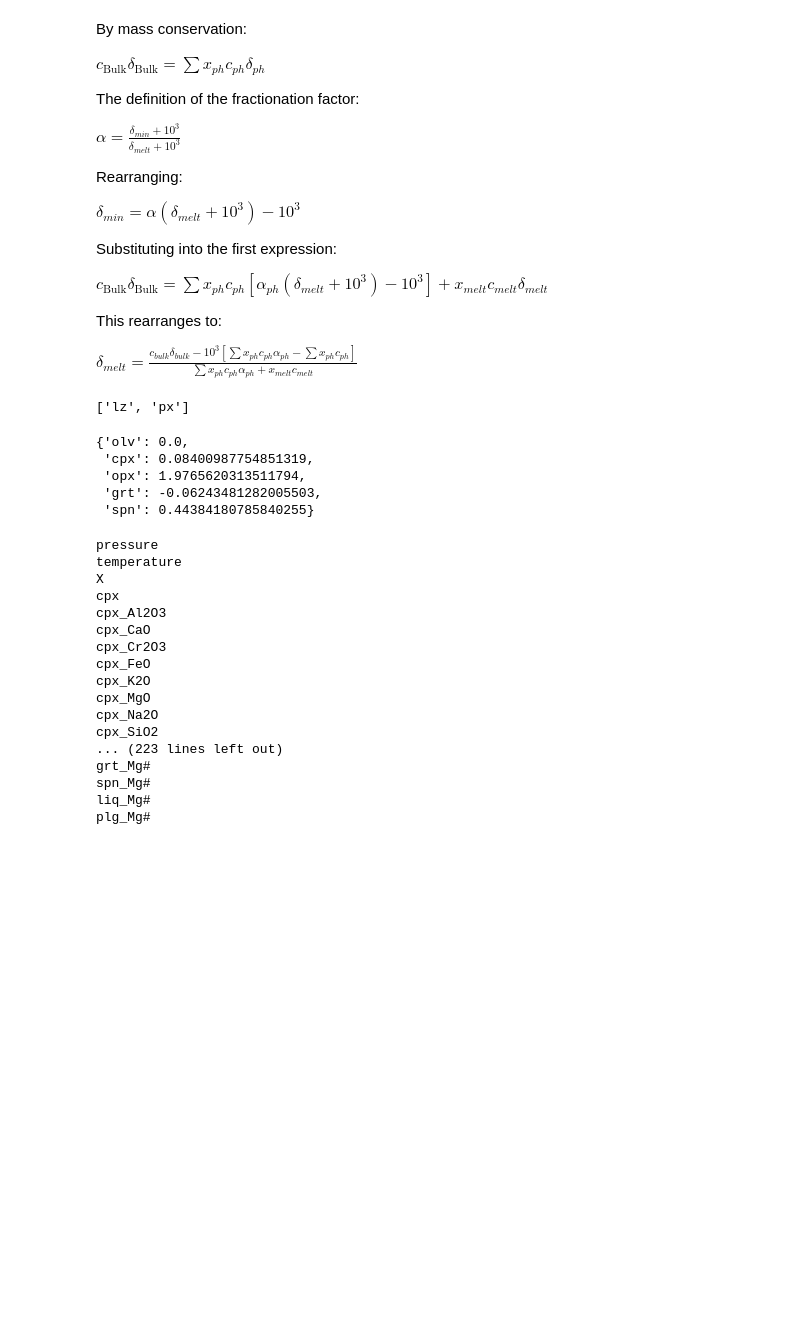
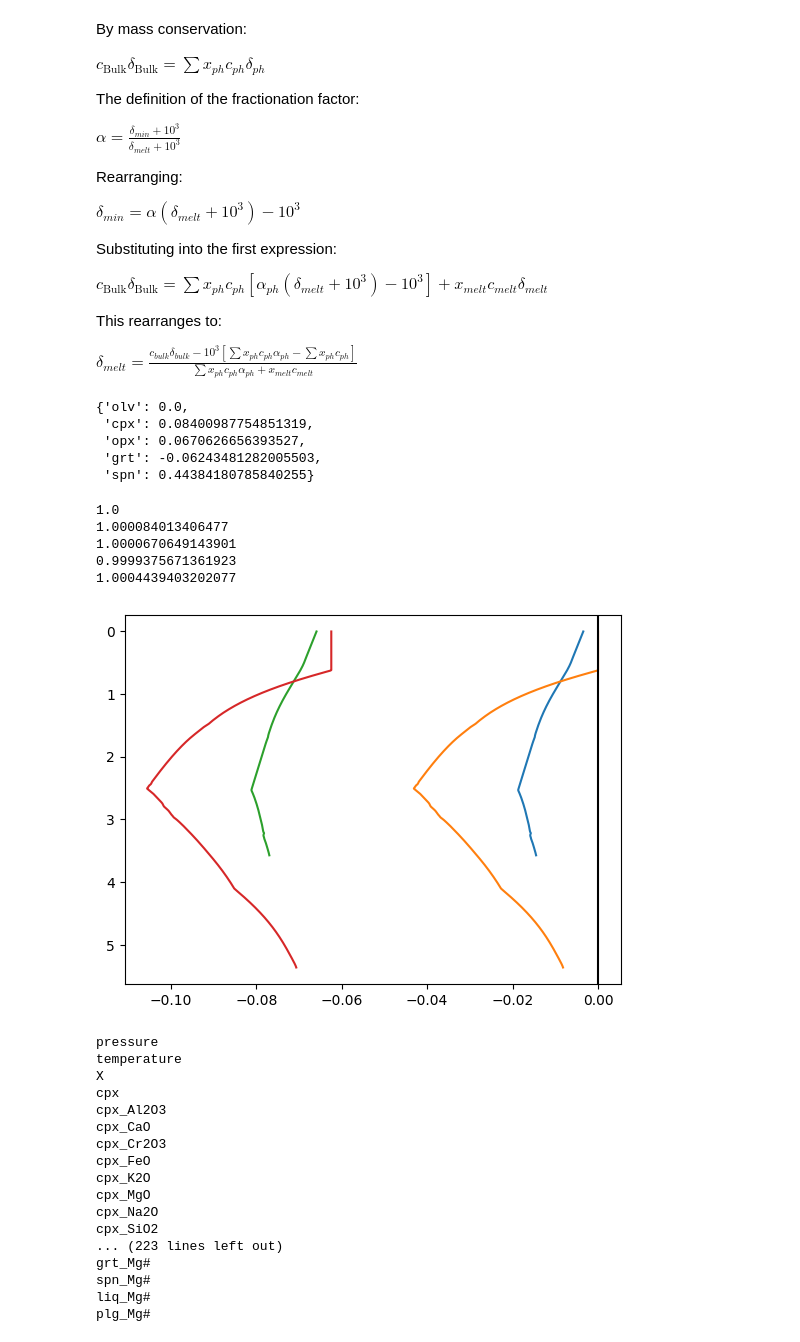
Before and after one commit to simonwmatthews/pyMelt, a Jupyter notebook: dev/stableisotopeengine.ipynb, the cells around one changed output. Saved outputs shown, nothing was run; the diff lists cells and outputs as text; code cells hidden in the pictures; blank space fills up the shorter version.

```diff
--- a/dev/stableisotopeengine.ipynb
+++ b/dev/stableisotopeengine.ipynb
@@ -116,10 +200,6 @@ def calculateStableIsotopes(self, species, fractionationFactors, isotopeRatio,
 
 
 column.calculateStableIsotopes = types.MethodType(calculateStableIsotopes, column)
-# %%
-column.mantle.names
-# %% [output]
-['lz', 'px']
 # %%
 species = 'MgO'
 
@@ -131,7 +211,7 @@ fractionationFactors = {'olv': WangBetaEqn(1473.15, 1.0, 2.076, 7.183e-2, -4.672
                                            1.049e-1, -3.359e-3, 5.009e-5, -1.192e-2, 2.739e-4, -5.518e-6),
                         'cpx': WangBetaEqn(1473.15, 1.0, 2.246, 8.548e-2, -7.425e-4,
                                            1.025e-1, -3.369e-3, 5.172e-5, -1.169e-2, 2.834e-4, -5.514e-6),
-                        'opx': WangBetaEqn(1473.15, 1.0, 2.246, 6.206-2, -0.733e-4,
+                        'opx': WangBetaEqn(1473.15, 1.0, 2.246, 6.206e-2, -0.733e-4,
                                            0.675e-1, -0.141e-3, -8.619e-5, -0.817e-2, -0.657e-4, 8.825e-6),
                         'grt': WangBetaEqn(1473.15, 1.0, 1.302, 2.732-2, 1.784e-4,
                                            0.492e-1, 1.266e-3, -4.067e-5, -0.554e-2, -1.482e-4, 3.787e-6),
@@ -146,6 +226,15 @@ fractionationFactors
 # %% [output]
 {'olv': 0.0,
  'cpx': 0.08400987754851319,
- 'opx': 1.9765620313511794,
+ 'opx': 0.0670626656393527,
  'grt': -0.06243481282005503,
  'spn': 0.44384180785840255}
+# %%
+for ff in fractionationFactors:
+    print(np.exp(fractionationFactors[ff]/1000))
+# %% [output]
+1.0
+1.000084013406477
+1.0000670649143901
+0.9999375671361923
+1.0004439403202077
@@ -152,3 +244,17 @@ fractionationFactors
+# %%
+f, a = plt.subplots()
+
+for ph in ['liq', 'grt']:# 'olv', 'cpx', 'opx', 'grt']:
+    a.plot(column.composition['lz'][ph + '_d26Mg'], column.composition['lz']['P'])
+    a.plot(column.composition['px'][ph + '_d26Mg'], column.composition['px']['P'])
+
+a.invert_yaxis()
+
+a.axvline(0, c='k')
+
+plt.show()
+# %% [output]
+[figure, added]
 # %%
 for var in phasediag_klb1.variables:
     print(var)
```
Also changed, not shown: parts of 5 cells of this notebook, 2 other files.
